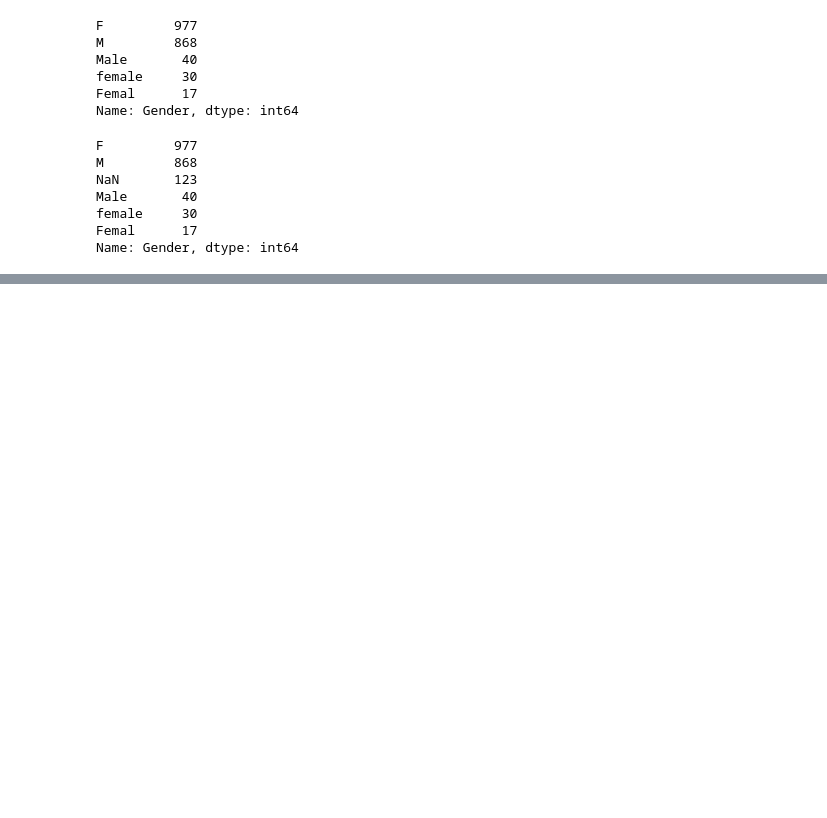
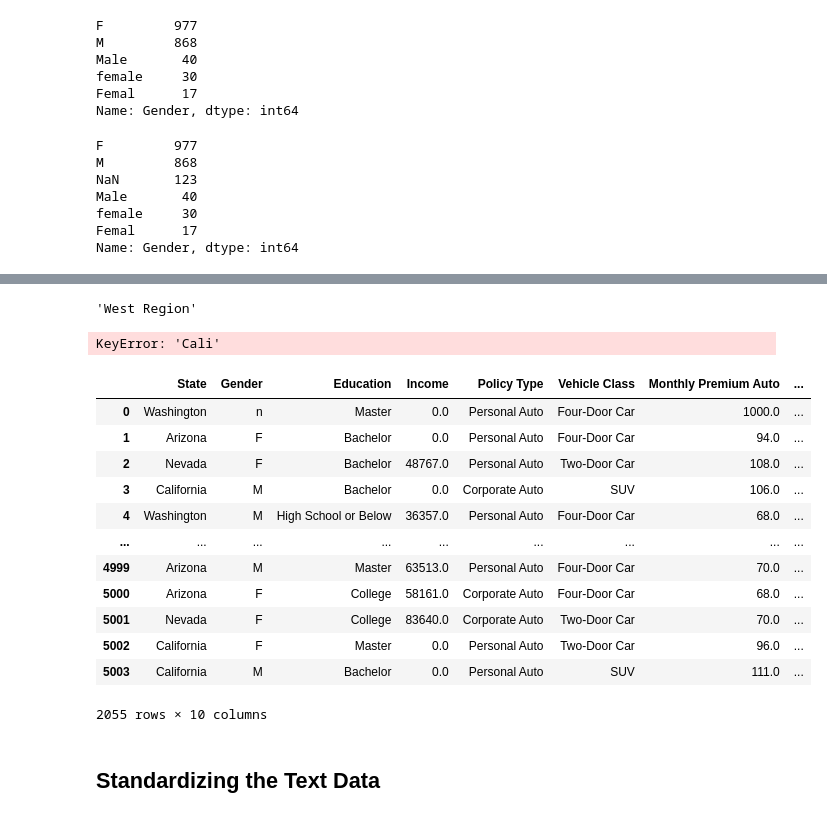
Before and after one commit to JuliaIron/IronJulia, a Jupyter notebook: Labs/9 Panda Case Study/Lab_Customer_Analysis_Case_Study.ipynb, the cells around one changed output, grey strips where cells are left out. Drawn from its saved outputs; the diff is of its cells as text; code cells hidden in the pictures; blank space fills up the shorter version.

```diff
--- a/Labs/9 Panda Case Study/Lab_Customer_Analysis_Case_Study.ipynb
+++ b/Labs/9 Panda Case Study/Lab_Customer_Analysis_Case_Study.ipynb
@@ -278,0 +582,4 @@ Name: Gender, dtype: int64
+# %%
+# IMPORTANT in order to alter the column in the old data frame we need to overwrit the old output with new created function
+
+df2["State"] = df["State"].apply(state_cl)
@@ -278,0 +607,40 @@ Name: Gender, dtype: int64
+# %%
+# mapping the state names to the new column called region with different zones
+
+def region(x):
+
+    if x !=x:
+        return x
+
+    else:
+        dct_ = {"California": "West Region",
+           "Washington": "East" ,
+           "Oregon": "North West" ,
+            "Arizona": "Central" ,
+            "Nevada": "Central"}
+
+        return dct_[x]
+# %%
+region("California")
+# %% [output]
+'West Region'
+# %%
+df2["region"] = df2["State"].apply(region)
+# %% [output]
+KeyError: 'Cali'
+# %%
+df2
+# %% [output]
+|  | State | Gender | Education | Income | Policy Type | Vehicle Class | Monthly Premium Auto | ... |
+| 0 | Washington | n | Master | 0.0 | Personal Auto | Four-Door Car | 1000.0 | ... |
+| 1 | Arizona | F | Bachelor | 0.0 | Personal Auto | Four-Door Car | 94.0 | ... |
+| 2 | Nevada | F | Bachelor | 48767.0 | Personal Auto | Two-Door Car | 108.0 | ... |
+| 3 | California | M | Bachelor | 0.0 | Corporate Auto | SUV | 106.0 | ... |
+| 4 | Washington | M | High School or Below | 36357.0 | Personal Auto | Four-Door Car | 68.0 | ... |
+| ... | ... | ... | ... | ... | ... | ... | ... | ... |
+| 4999 | Arizona | M | Master | 63513.0 | Personal Auto | Four-Door Car | 70.0 | ... |
+| 5000 | Arizona | F | College | 58161.0 | Corporate Auto | Four-Door Car | 68.0 | ... |
+| 5001 | Nevada | F | College | 83640.0 | Corporate Auto | Two-Door Car | 70.0 | ... |
+| 5002 | California | F | Master | 0.0 | Personal Auto | Two-Door Car | 96.0 | ... |
+| 5003 | California | M | Bachelor | 0.0 | Personal Auto | SUV | 111.0 | ... |
+2055 rows × 10 columns
@@ -278,0 +651,2 @@ Name: Gender, dtype: int64
+# %% [markdown]
+## Standardizing the Text Data
```
Also changed, not shown: parts of 40 cells of this notebook.
